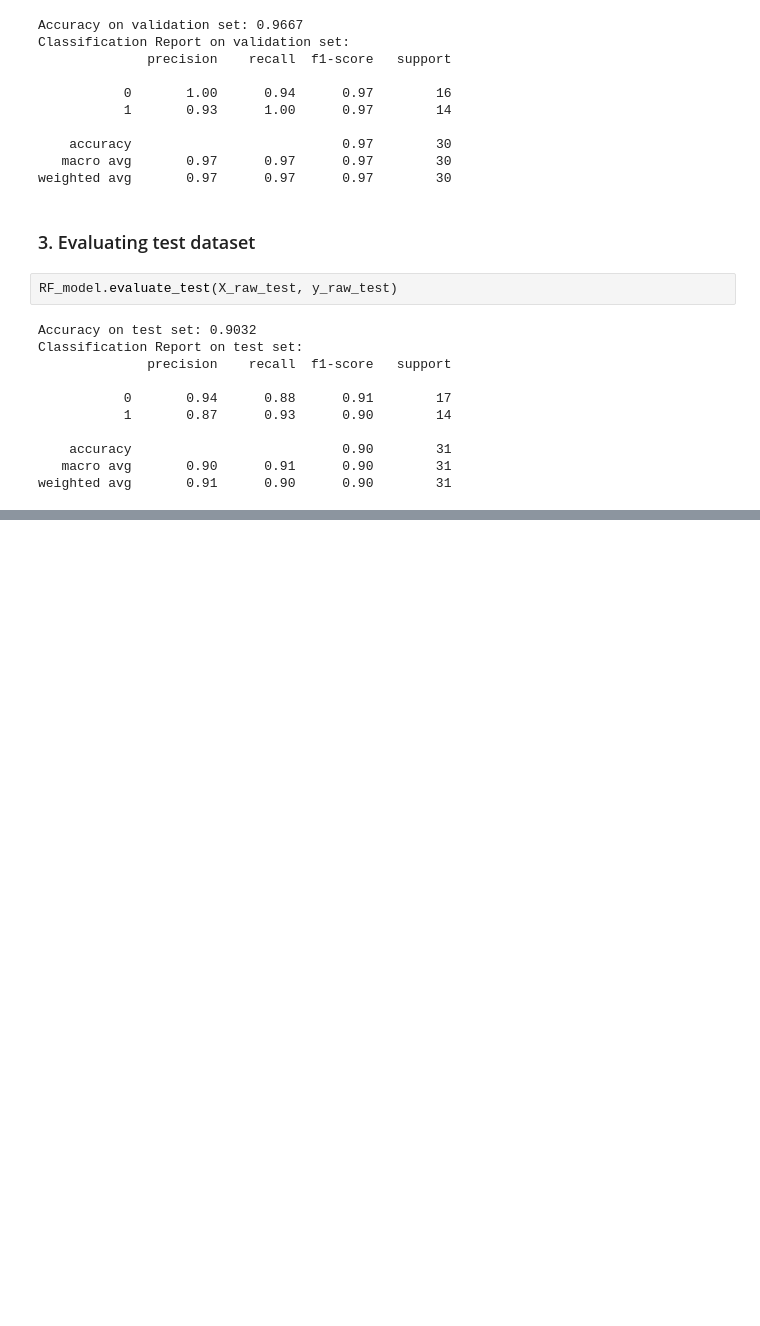
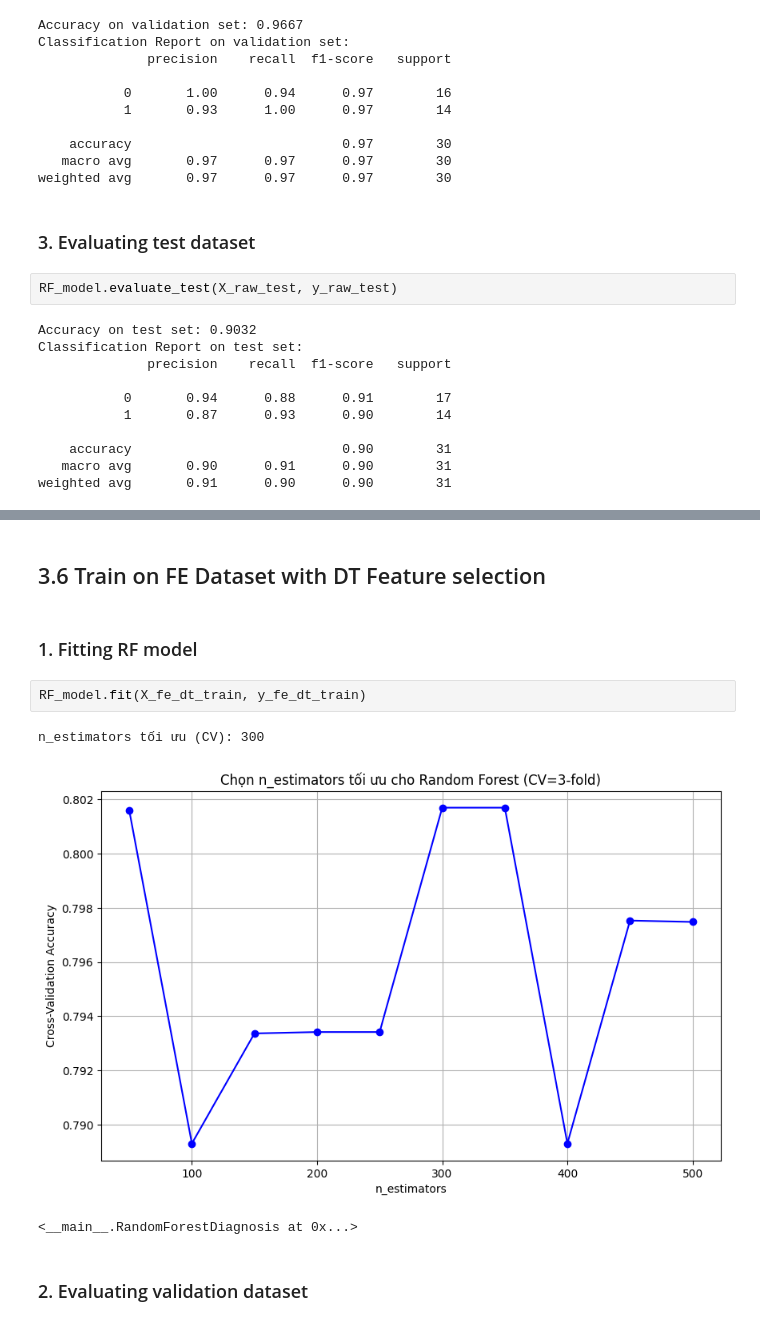
Before and after one commit to btduyforwork/heart-disease-dianosis, a Jupyter notebook: models/RandomForest_Diagnosis.ipynb, the cells around one changed output, grey strips where cells are left out. Drawn from its saved outputs; the diff is of its cells as text; blank space fills up the shorter version.

```diff
--- a/models/RandomForest_Diagnosis.ipynb
+++ b/models/RandomForest_Diagnosis.ipynb
@@ -171,0 +256,12 @@ weighted avg       0.91      0.90      0.90        31
+# %% [markdown]
+## 3.6 Train on FE Dataset with DT Feature selection
+# %% [markdown]
+### 1. Fitting RF model
+# %%
+RF_model.fit(X_fe_dt_train, y_fe_dt_train)
+# %% [output]
+n_estimators tối ưu (CV): 300
+[figure, added]
+<__main__.RandomForestDiagnosis at 0x...>
+# %% [markdown]
+### 2. Evaluating validation dataset
```
Also changed, not shown: parts of 21 cells of this notebook, 5 other files.
